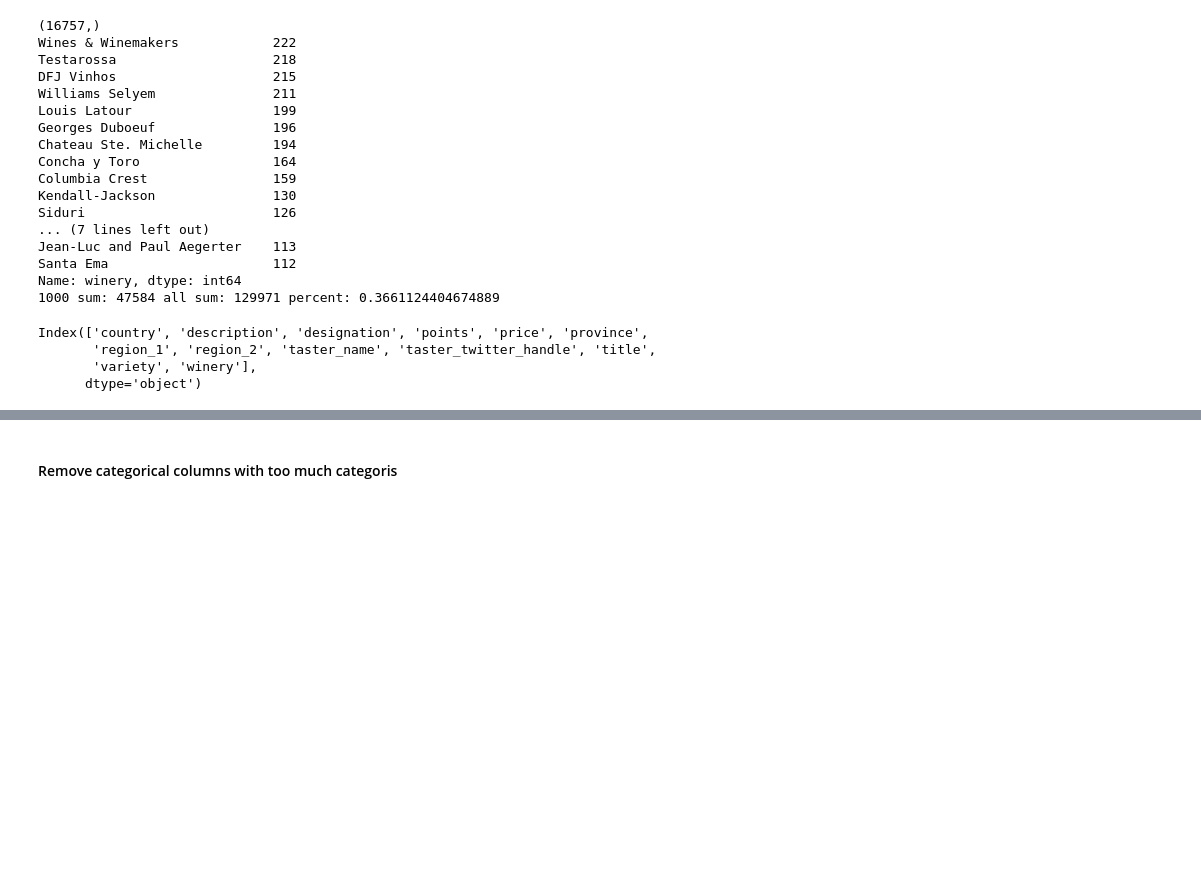
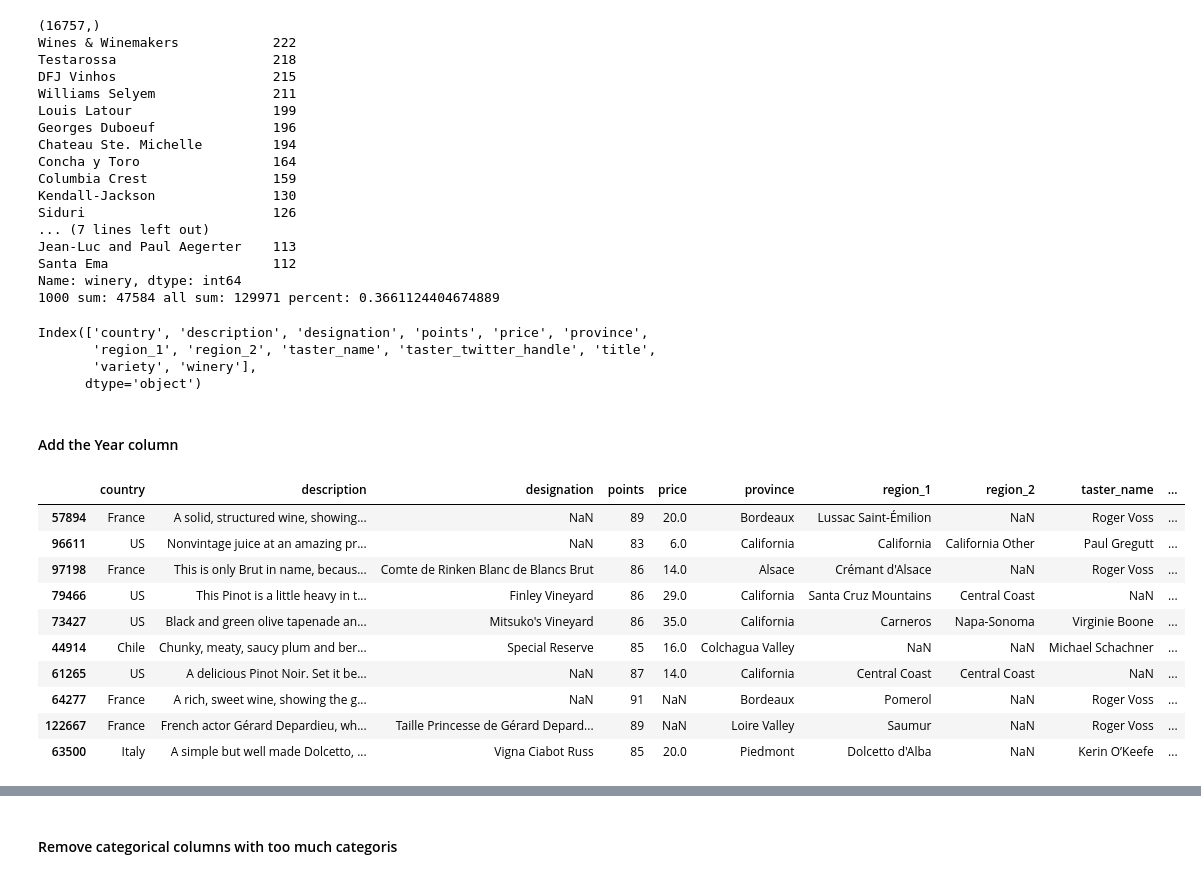
Before and after one commit to Agols/tsdc_course, a Jupyter notebook: Wine Dataset - EDA.ipynb, the cells around one changed output, grey strips where cells are left out. Saved outputs shown, nothing was run; the diff lists cells and outputs as text; code cells hidden in the pictures; blank space fills up the shorter version.

```diff
--- a/Wine Dataset - EDA.ipynb
+++ b/Wine Dataset - EDA.ipynb
@@ -112,0 +118,5 @@ Conclusion - the points are not distributed normally
+# %%
+#replace the missing price with the midian
+med = wine_reviews.price.median()
+mean = wine_reviews.price.mean()
+print(f'med {med} mean {mean}')
@@ -113,3 +125,7 @@ Conclusion - the points are not distributed normally
+# %%
+#replace price null with median
+price_nulls = wine_reviews.price.isna()
+wine_reviews[price_nulls].price = med
 # %% [markdown]
 #### Analize categorical columns
 # %%
@@ -222,3 +238,29 @@ Index(['country', 'description', 'designation', 'points', 'price', 'province',
        'region_1', 'region_2', 'taster_name', 'taster_twitter_handle', 'title',
        'variety', 'winery'],
       dtype='object')
+# %% [markdown]
+#### Add the Year column
+# %%
+def get_year(title):
+    words = title.split(" ")
+    for word in words:
+        if word.isnumeric():
+            num = int(word)
+            if num > 1800 and num<2100:
+                return num
+    return 'NaN'
+
+wine_reviews['year']  = wine_reviews.title.apply(get_year)
+wine_reviews.sample(10)
+# %% [output]
+|  | country | description | designation | points | price | province | region_1 | region_2 | taster_name | ... |
+| 57894 | France | A solid, structured wine, showing... | NaN | 89 | 20.0 | Bordeaux | Lussac Saint-Émilion | NaN | Roger Voss | ... |
+| 96611 | US | Nonvintage juice at an amazing pr... | NaN | 83 | 6.0 | California | California | California Other | Paul Gregutt | ... |
+| 97198 | France | This is only Brut in name, becaus... | Comte de Rinken Blanc de Blancs Brut | 86 | 14.0 | Alsace | Crémant d'Alsace | NaN | Roger Voss | ... |
+| 79466 | US | This Pinot is a little heavy in t... | Finley Vineyard | 86 | 29.0 | California | Santa Cruz Mountains | Central Coast | NaN | ... |
+| 73427 | US | Black and green olive tapenade an... | Mitsuko's Vineyard | 86 | 35.0 | California | Carneros | Napa-Sonoma | Virginie Boone | ... |
+| 44914 | Chile | Chunky, meaty, saucy plum and ber... | Special Reserve | 85 | 16.0 | Colchagua Valley | NaN | NaN | Michael Schachner | ... |
+| 61265 | US | A delicious Pinot Noir. Set it be... | NaN | 87 | 14.0 | California | Central Coast | Central Coast | NaN | ... |
+| 64277 | France | A rich, sweet wine, showing the g... | NaN | 91 | NaN | Bordeaux | Pomerol | NaN | Roger Voss | ... |
+| 122667 | France | French actor Gérard Depardieu, wh... | Taille Princesse de Gérard Depard... | 89 | NaN | Loire Valley | Saumur | NaN | Roger Voss | ... |
+| 63500 | Italy | A simple but well made Dolcetto, ... | Vigna Ciabot Russ | 85 | 20.0 | Piedmont | Dolcetto d'Alba | NaN | Kerin O’Keefe | ... |
```
Also changed, not shown: parts of 92 cells of this notebook, 1 other file.
